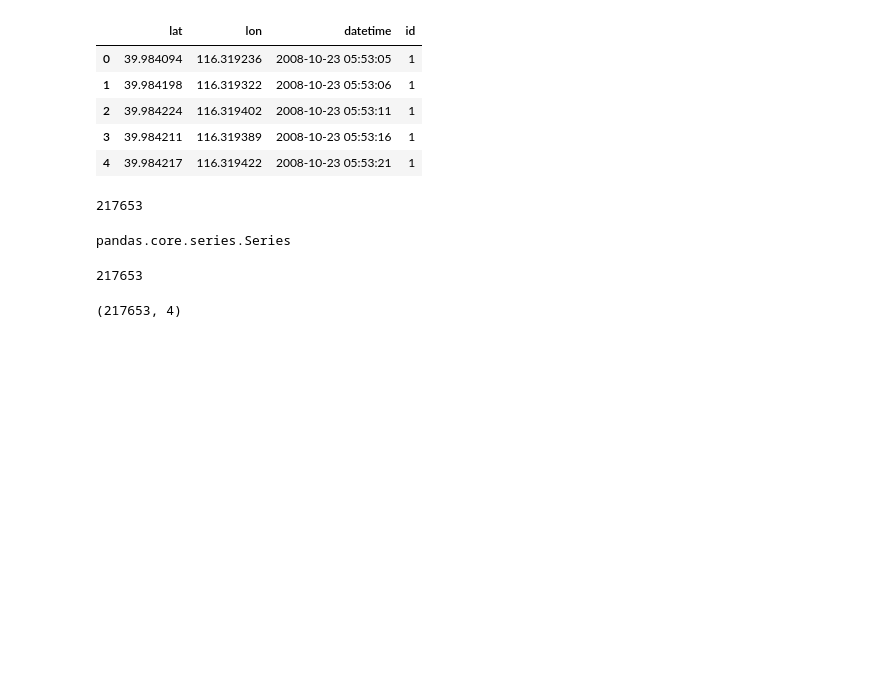
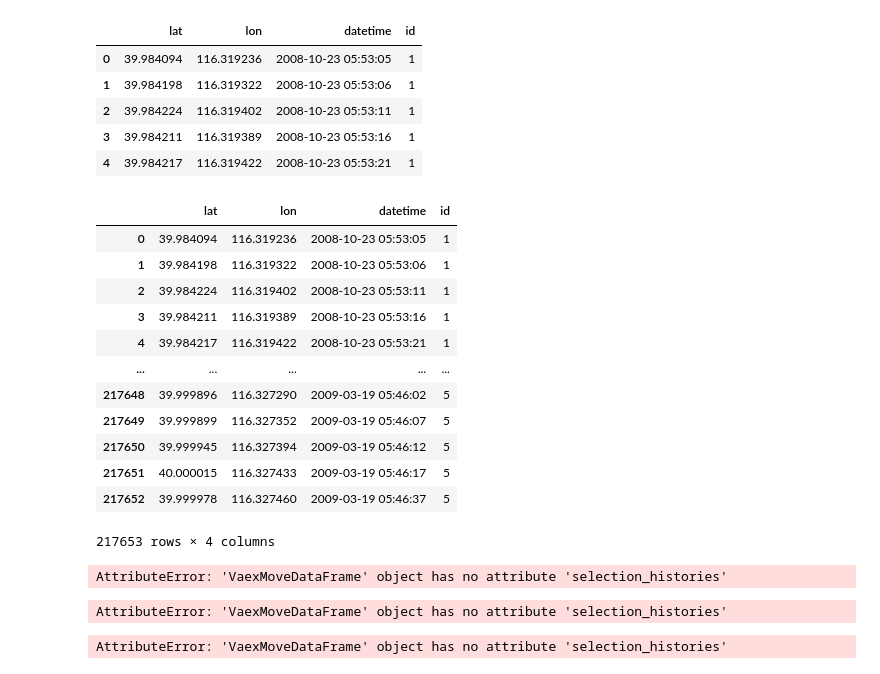
Before and after one commit to M20190649/PyMove, a Jupyter notebook: Untitled.ipynb, the cells around one changed output. Cells and saved outputs as stored; diff of their text form; code cells hidden in the pictures; blank space fills up the shorter version.

Commit message:
contnuação da integração com vaex, bug quando chama a instancia da classe

```diff
--- a/Untitled.ipynb
+++ b/Untitled.ipynb
@@ -14,21 +14,27 @@ move_df.head()
 | 2 | 39.984224 | 116.319402 | 2008-10-23 05:53:11 | 1 |
 | 3 | 39.984211 | 116.319389 | 2008-10-23 05:53:16 | 1 |
 | 4 | 39.984217 | 116.319422 | 2008-10-23 05:53:21 | 1 |
+# %%
+move_df
+# %% [output]
+|  | lat | lon | datetime | id |
+| 0 | 39.984094 | 116.319236 | 2008-10-23 05:53:05 | 1 |
+| 1 | 39.984198 | 116.319322 | 2008-10-23 05:53:06 | 1 |
+| 2 | 39.984224 | 116.319402 | 2008-10-23 05:53:11 | 1 |
+| 3 | 39.984211 | 116.319389 | 2008-10-23 05:53:16 | 1 |
+| 4 | 39.984217 | 116.319422 | 2008-10-23 05:53:21 | 1 |
+| ... | ... | ... | ... | ... |
+| 217648 | 39.999896 | 116.327290 | 2009-03-19 05:46:02 | 5 |
+| 217649 | 39.999899 | 116.327352 | 2009-03-19 05:46:07 | 5 |
+| 217650 | 39.999945 | 116.327394 | 2009-03-19 05:46:12 | 5 |
+| 217651 | 40.000015 | 116.327433 | 2009-03-19 05:46:17 | 5 |
+| 217652 | 39.999978 | 116.327460 | 2009-03-19 05:46:37 | 5 |
+217653 rows × 4 columns
 # %%
 move_vaex = MoveDataFrame(data=df, longitude="lon", datetime="datetime", type_='vaex')
 # %%
-move_vaex.len()
+move_vaex
 # %% [output]
-217653
+AttributeError: 'VaexMoveDataFrame' object has no attribute 'selection_histories'
+AttributeError: 'VaexMoveDataFrame' object has no attribute 'selection_histories'
+AttributeError: 'VaexMoveDataFrame' object has no attribute 'selection_histories'
-# %%
-type(move_vaex.len)
-# %% [output]
-pandas.core.series.Series
-# %%
-move_df.len()
-# %% [output]
-217653
-# %%
-move_vaex._data.shape
-# %% [output]
-(217653, 4)
```
Also changed, not shown: 2 other files.
